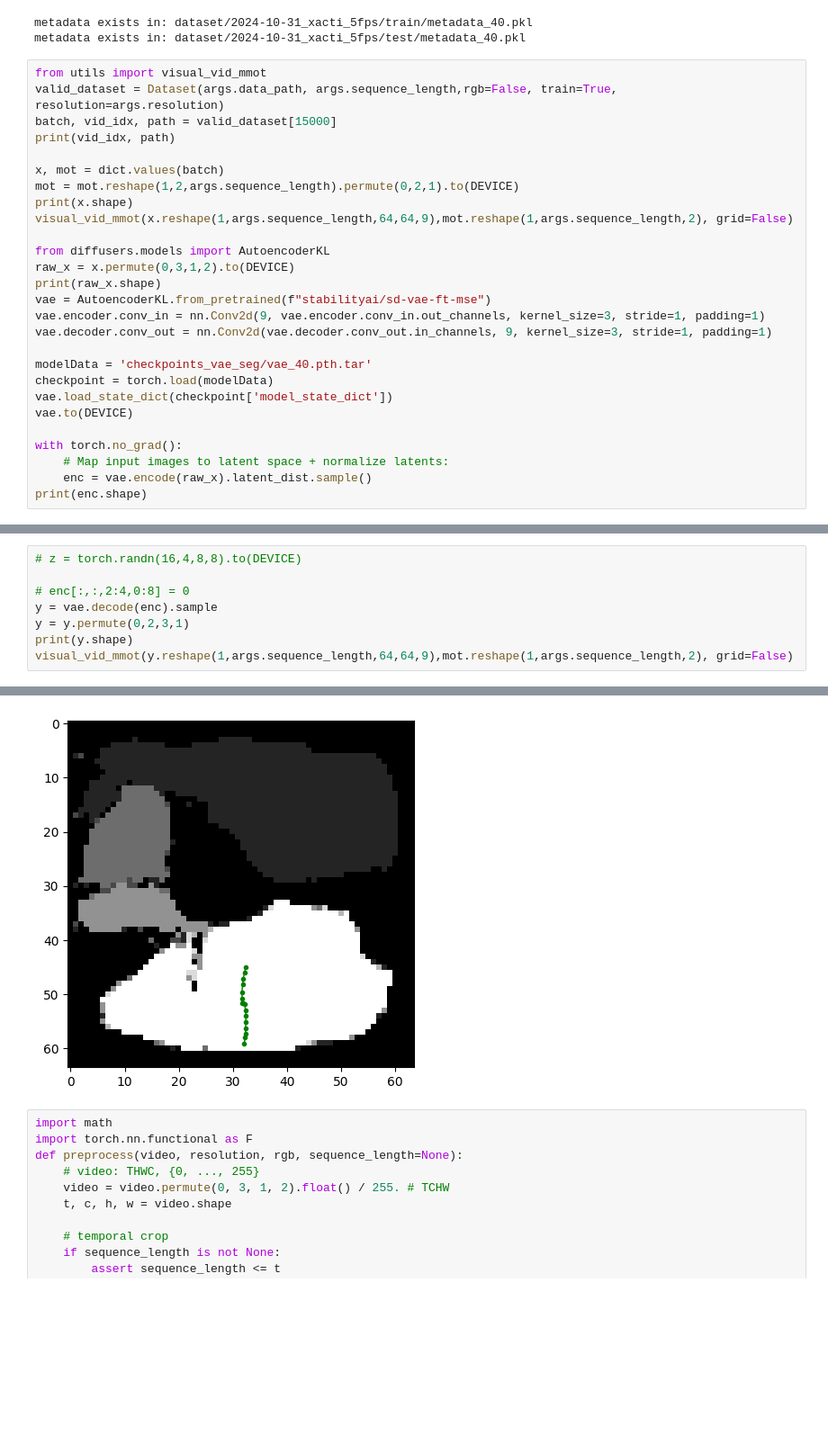
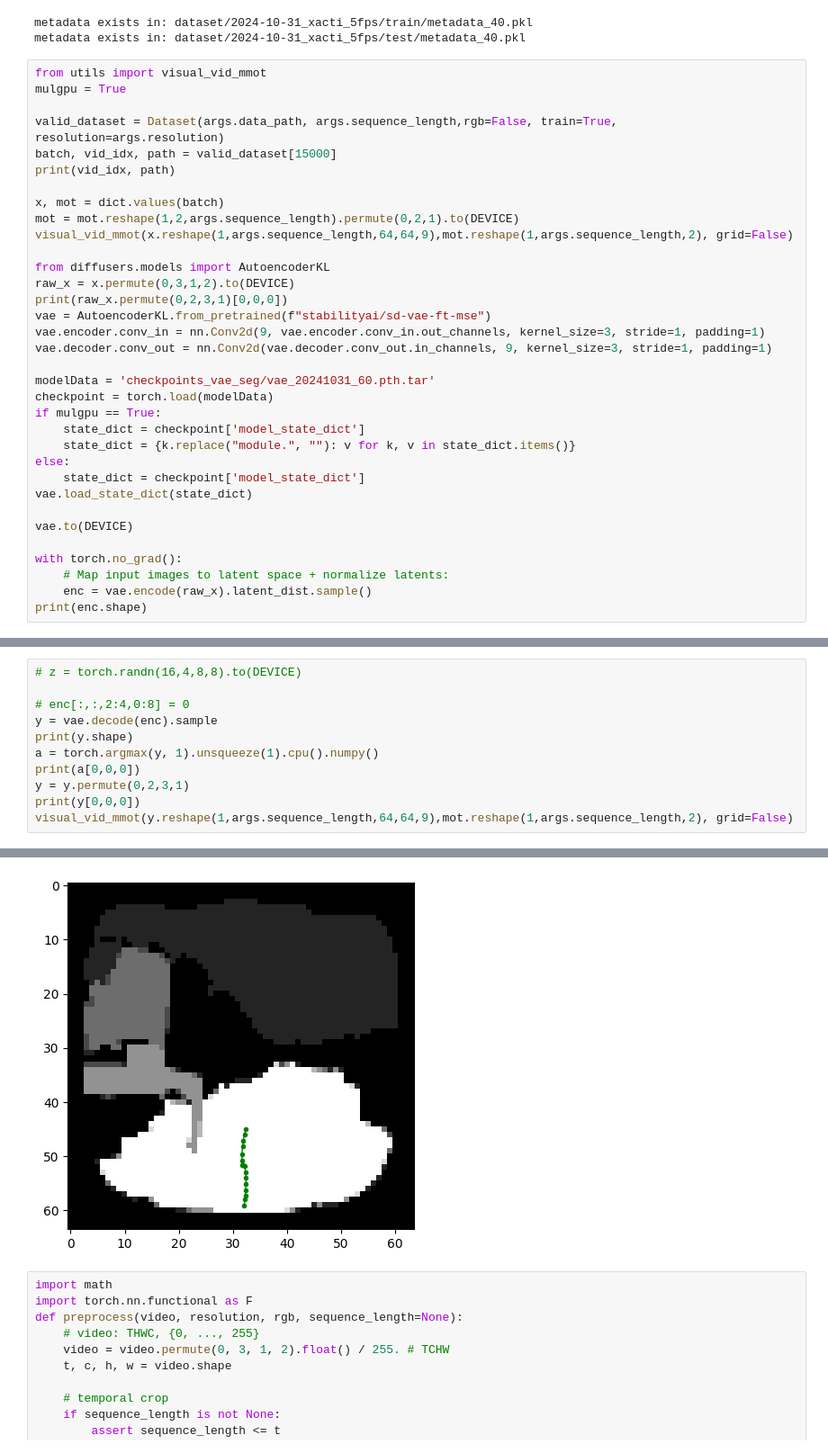
Before and after one commit to innovation-x/mmVDT_robo_nav, a Jupyter notebook: test_vae.ipynb, the cells around one changed output, grey strips where cells are left out. Shown: that part at 90% size. Drawn from its saved outputs; the diff is of its cells as text; blank space fills up the shorter version.

```diff
--- a/test_vae.ipynb
+++ b/test_vae.ipynb
@@ -60,25 +60,32 @@ metadata exists in: dataset/2024-10-31_xacti_5fps/train/metadata_40.pkl
 metadata exists in: dataset/2024-10-31_xacti_5fps/test/metadata_40.pkl
 # %%
 from utils import visual_vid_mmot
+mulgpu = True
+
 valid_dataset = Dataset(args.data_path, args.sequence_length,rgb=False, train=True, resolution=args.resolution)
 batch, vid_idx, path = valid_dataset[15000]
 print(vid_idx, path)
 
 x, mot = dict.values(batch)
 mot = mot.reshape(1,2,args.sequence_length).permute(0,2,1).to(DEVICE)
-print(x.shape)
 visual_vid_mmot(x.reshape(1,args.sequence_length,64,64,9),mot.reshape(1,args.sequence_length,2), grid=False)
 
 from diffusers.models import AutoencoderKL
 raw_x = x.permute(0,3,1,2).to(DEVICE)
-print(raw_x.shape)
+print(raw_x.permute(0,2,3,1)[0,0,0])
 vae = AutoencoderKL.from_pretrained(f"stabilityai/sd-vae-ft-mse")
 vae.encoder.conv_in = nn.Conv2d(9, vae.encoder.conv_in.out_channels, kernel_size=3, stride=1, padding=1)
 vae.decoder.conv_out = nn.Conv2d(vae.decoder.conv_out.in_channels, 9, kernel_size=3, stride=1, padding=1)
 
-modelData = 'checkpoints_vae_seg/vae_40.pth.tar'
+modelData = 'checkpoints_vae_seg/vae_20241031_60.pth.tar'
 checkpoint = torch.load(modelData)
-vae.load_state_dict(checkpoint['model_state_dict'])
+if mulgpu == True:
+    state_dict = checkpoint['model_state_dict']
+    state_dict = {k.replace("module.", ""): v for k, v in state_dict.items()}
+else:
+    state_dict = checkpoint['model_state_dict']
+vae.load_state_dict(state_dict)
+
 vae.to(DEVICE)
 
 with torch.no_grad():
@@ -110,7 +117,10 @@ torch.Size([40, 4, 8, 8])
 
 # enc[:,:,2:4,0:8] = 0
 y = vae.decode(enc).sample
+print(y.shape)
+a = torch.argmax(y, 1).unsqueeze(1).cpu().numpy()
+print(a[0,0,0])
 y = y.permute(0,2,3,1)
-print(y.shape)
+print(y[0,0,0])
 visual_vid_mmot(y.reshape(1,args.sequence_length,64,64,9),mot.reshape(1,args.sequence_length,2), grid=False)
 # %% [output]
@@ -135,4 +145,4 @@ li:0.217 ang:0.000
-[figure, old version]
+[figure, new version]
 # %%
 import math
 import torch.nn.functional as F
```
Also changed, not shown: parts of 2 cells of this notebook, 1 other file.
